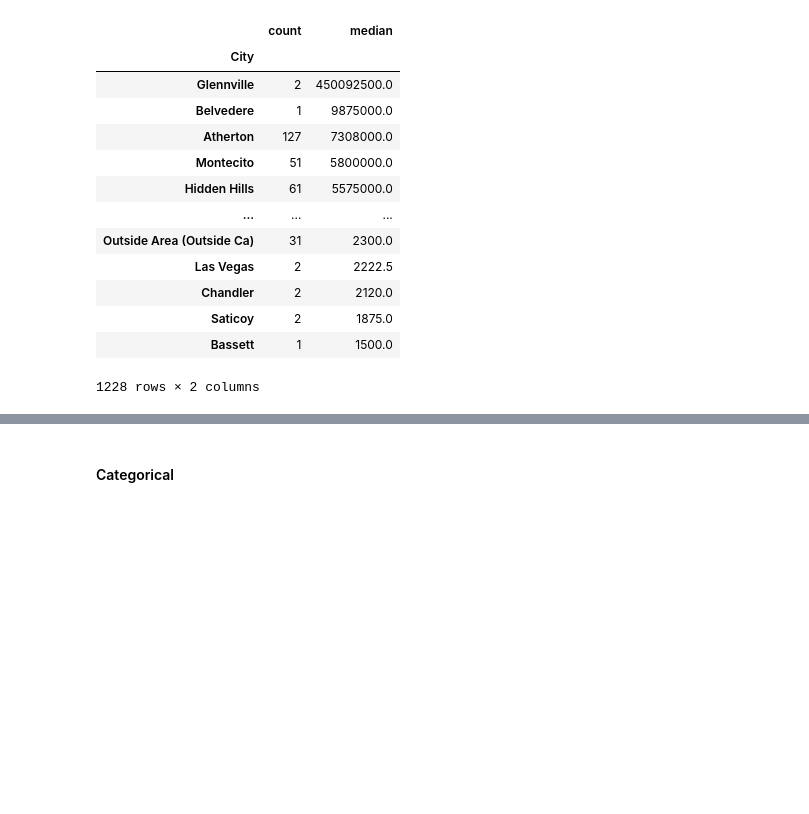
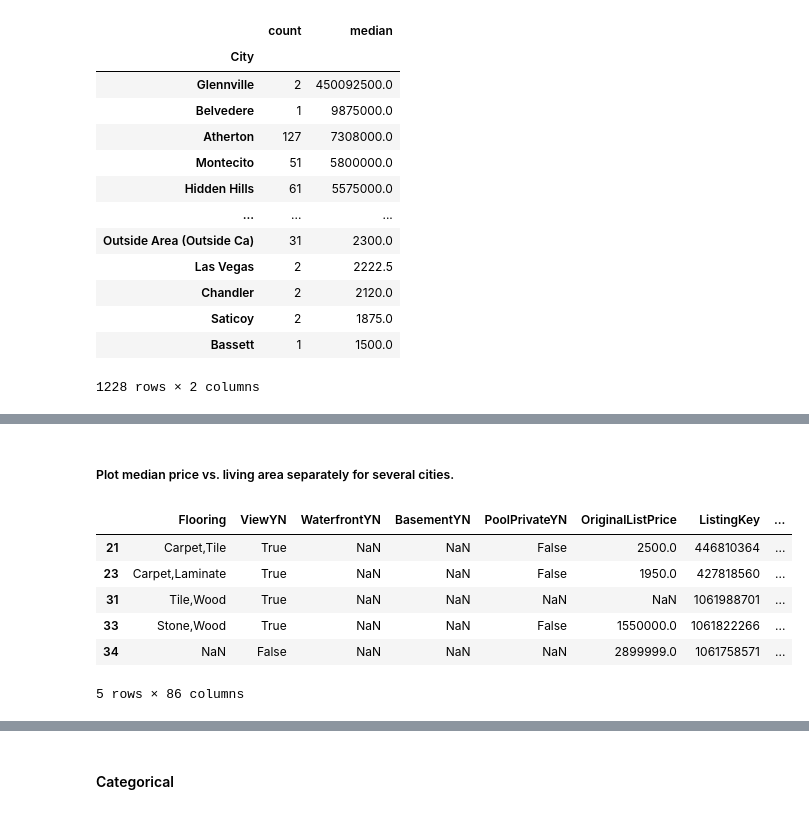
Before and after one commit to eemilycchen/IDX-Exchange-Data-Science, a Jupyter notebook: 01_exploration.ipynb, the cells around one changed output, grey strips where cells are left out. Cells and saved outputs as stored; diff of their text form; code cells hidden in the pictures; blank space fills up the shorter version.

```diff
--- a/01_exploration.ipynb
+++ b/01_exploration.ipynb
@@ -689,0 +721,18 @@ df.groupby("City")["ClosePrice"].agg(
+# %% [markdown]
+##### Plot median price vs. living area separately for several cities.
+# %%
+# granular approve
+top_cities = df['City'].value_counts().head(6).index
+subset = df[df['City'].isin(top_cities)].copy()
+
+# binned, less granular approach (might be good for outliers and seeing general trend)
+subset['LivingArea_bin'] = (subset['LivingArea'] // 250) * 250  # 250 sqft buckets
+subset.head(5)
+# %% [output]
+|  | Flooring | ViewYN | WaterfrontYN | BasementYN | PoolPrivateYN | OriginalListPrice | ListingKey | ... |
+| 21 | Carpet,Tile | True | NaN | NaN | False | 2500.0 | 446810364 | ... |
+| 23 | Carpet,Laminate | True | NaN | NaN | False | 1950.0 | 427818560 | ... |
+| 31 | Tile,Wood | True | NaN | NaN | NaN | NaN | 1061988701 | ... |
+| 33 | Stone,Wood | True | NaN | NaN | False | 1550000.0 | 1061822266 | ... |
+| 34 | NaN | False | NaN | NaN | NaN | 2899999.0 | 1061758571 | ... |
+5 rows × 86 columns
```
Also changed, not shown: parts of 10 cells of this notebook.
